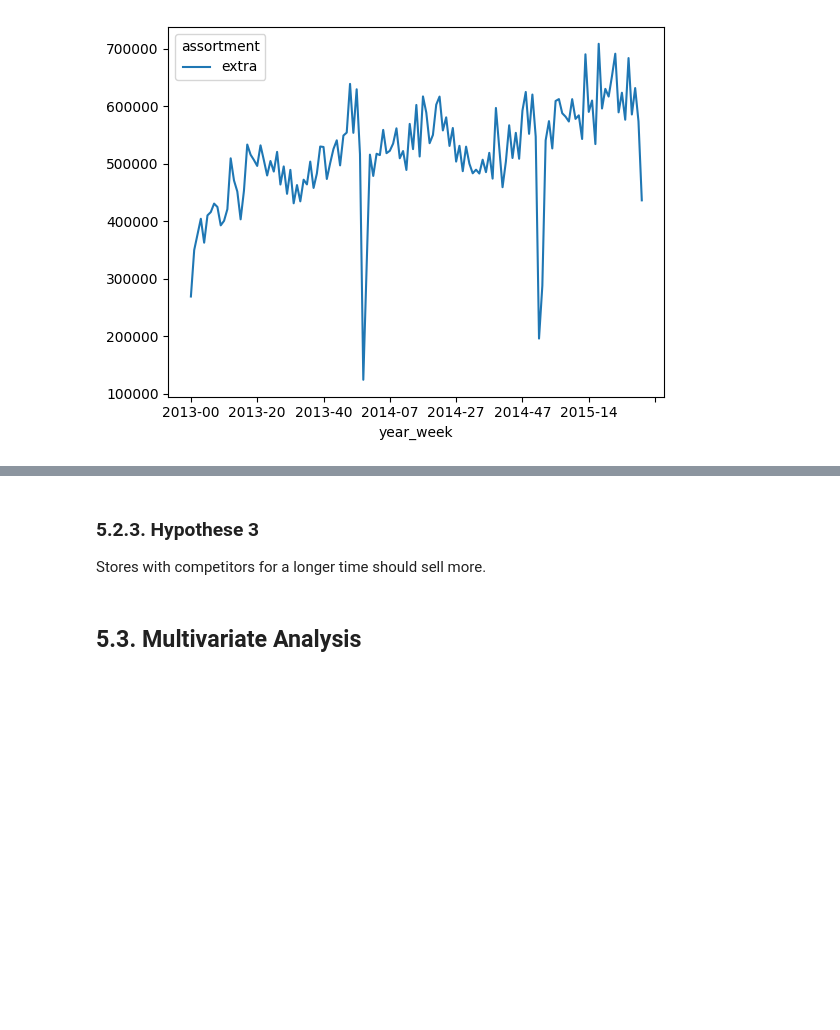
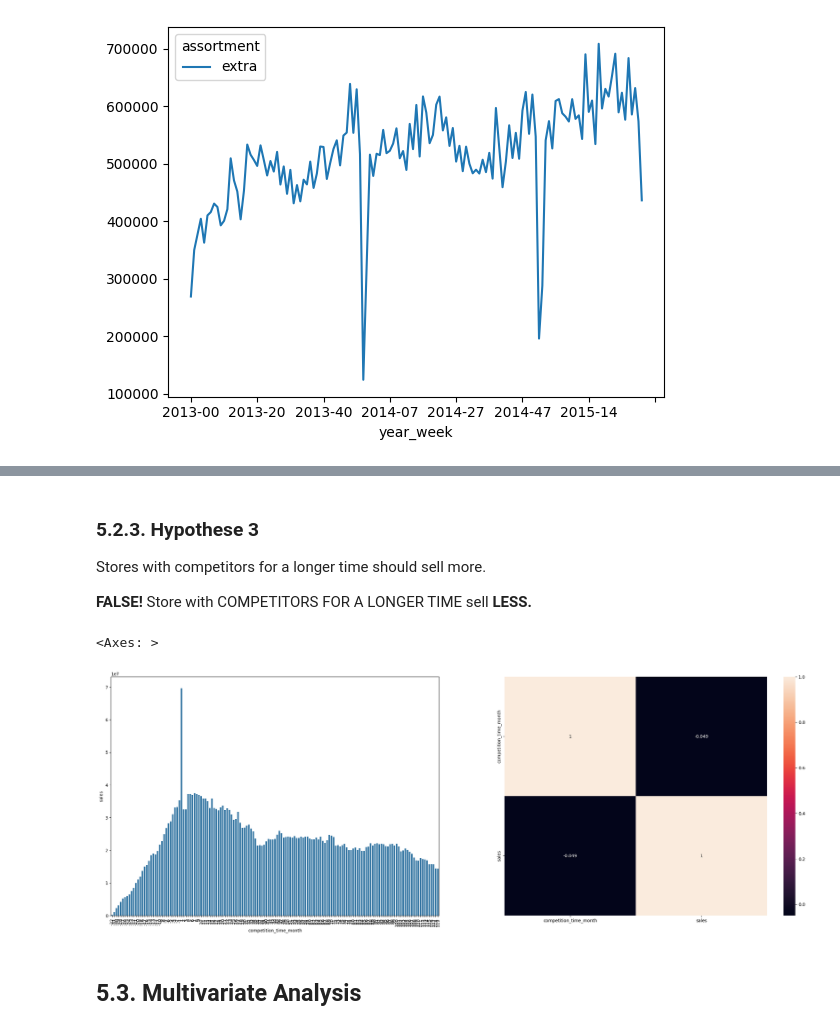
Before and after one commit to lfaferreira/predict-rossmann-store-sales, a Jupyter notebook: rossmann_store_sales_prediction.ipynb, the cells around one changed output, grey strips where cells are left out. Drawn from its saved outputs; the diff is of its cells as text; code cells hidden in the pictures; blank space fills up the shorter version.

```diff
--- a/rossmann_store_sales_prediction.ipynb
+++ b/rossmann_store_sales_prediction.ipynb
@@ -657,5 +678,20 @@ Stores with closer competitors should sell less?
 ### 5.2.3. Hypothese 3
 
 Stores with competitors for a longer time should sell more.
+
+**FALSE!** Store with COMPETITORS FOR A LONGER TIME sell **LESS.**
+# %%
+plt.figure(figsize=(30,10))
+plt.subplot(1,2,1)
+aux1= df4[['competition_time_month', 'sales']].groupby('competition_time_month').sum().reset_index()
+aux2 = aux1[(aux1['competition_time_month'] < 120) & (aux1['competition_time_month'] != 0)]
+sns.barplot(x='competition_time_month', y='sales', data=aux2);
+plt.xticks(rotation=90);
+
+plt.subplot(1,2,2)
+sns.heatmap(aux2.corr(method='pearson'), annot=True)
+# %% [output]
+<Axes: >
+[figure, added]
 # %% [markdown]
 ## 5.3. Multivariate Analysis
```
Also changed, not shown: parts of 4 cells of this notebook.
